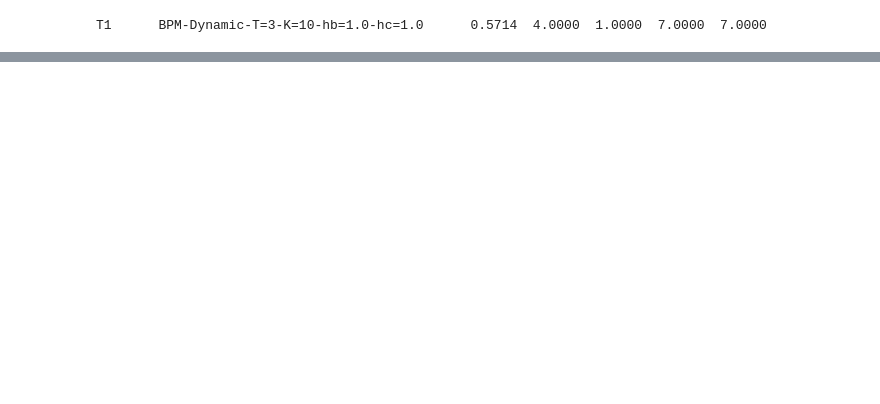
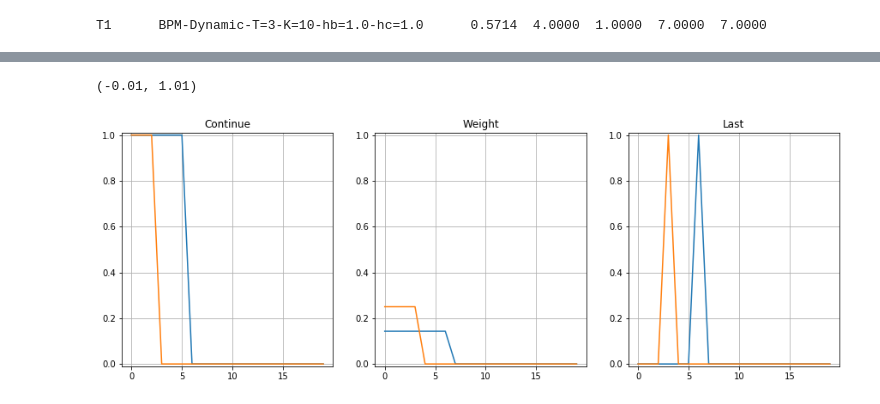
Before and after one commit to leifos/cwl, a Jupyter notebook: examples/CWL-Weights-Notebook.ipynb, the cells around one changed output, grey strips where cells are left out. Cells and saved outputs as stored; diff of their text form; code cells hidden in the pictures; blank space fills up the shorter version.

```diff
--- a/examples/CWL-Weights-Notebook.ipynb
+++ b/examples/CWL-Weights-Notebook.ipynb
@@ -75,0 +110,28 @@ pylab.plot(bpm33.w_vector(t2)[0:20])
+# %%
+plt.figure(figsize=(15,5))
+plt.subplots_adjust(hspace=0.2)
+ax = plt.subplot(131)
+plt.title('Continue')
+n=20
+plt.plot(range(0,n),bpm38.c_vector(t2)[0:n])
+plt.plot(range(0,n),bpm33.c_vector(t2)[0:n])
+
+plt.grid(True)
+ax.set_ylim(ymin=-0.01, ymax=1.01)
+
+ax = plt.subplot(132)
+plt.title('Weight')
+plt.plot(range(0,n),bpm38.w_vector(t2)[0:n])
+plt.plot(range(0,n),bpm33.w_vector(t2)[0:n])
+plt.grid(True)
+ax.set_ylim(ymin=-0.01, ymax=1.01)
+
+ax = plt.subplot(133)
+plt.title('Last')
+plt.plot(range(0,n),bpm38.l_vector(t2)[0:n])
+plt.plot(range(0,n),bpm33.l_vector(t2)[0:n])
+plt.grid(True)
+ax.set_ylim(ymin=-0.01, ymax=1.01)
+# %% [output]
+(-0.01, 1.01)
+[figure, added]
```
Also changed, not shown: parts of 8 cells of this notebook, 5 other files.
